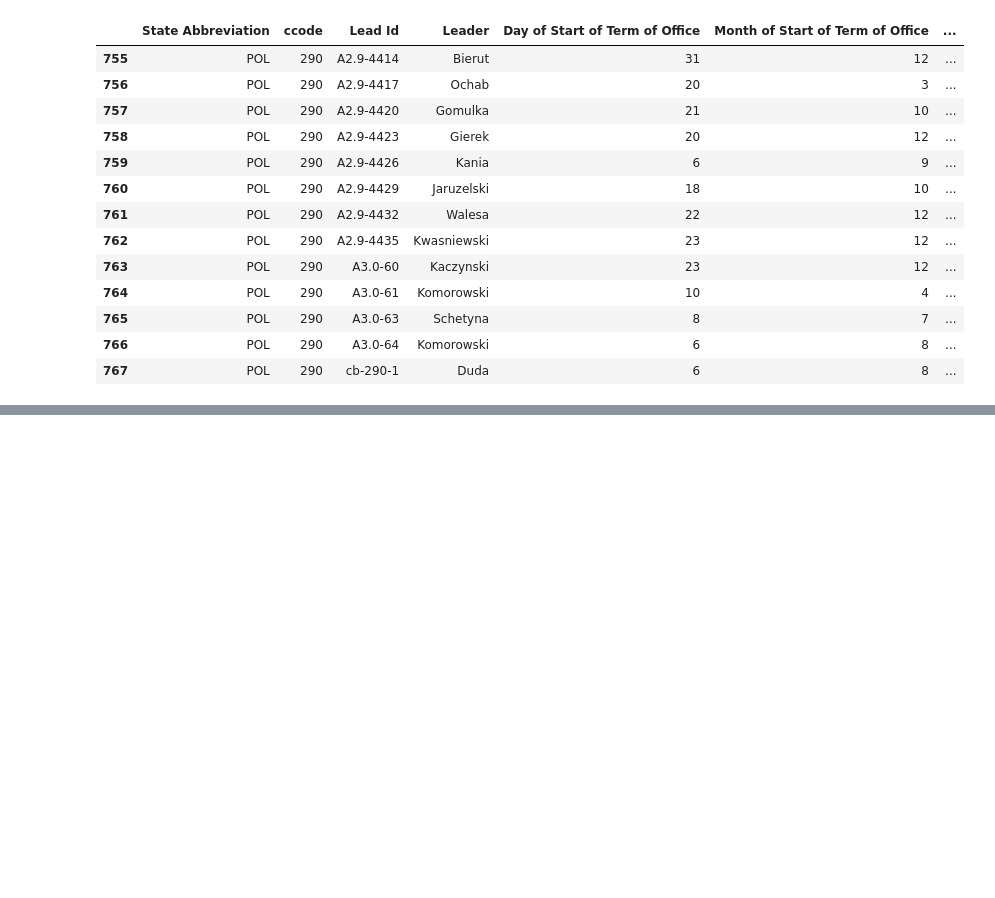
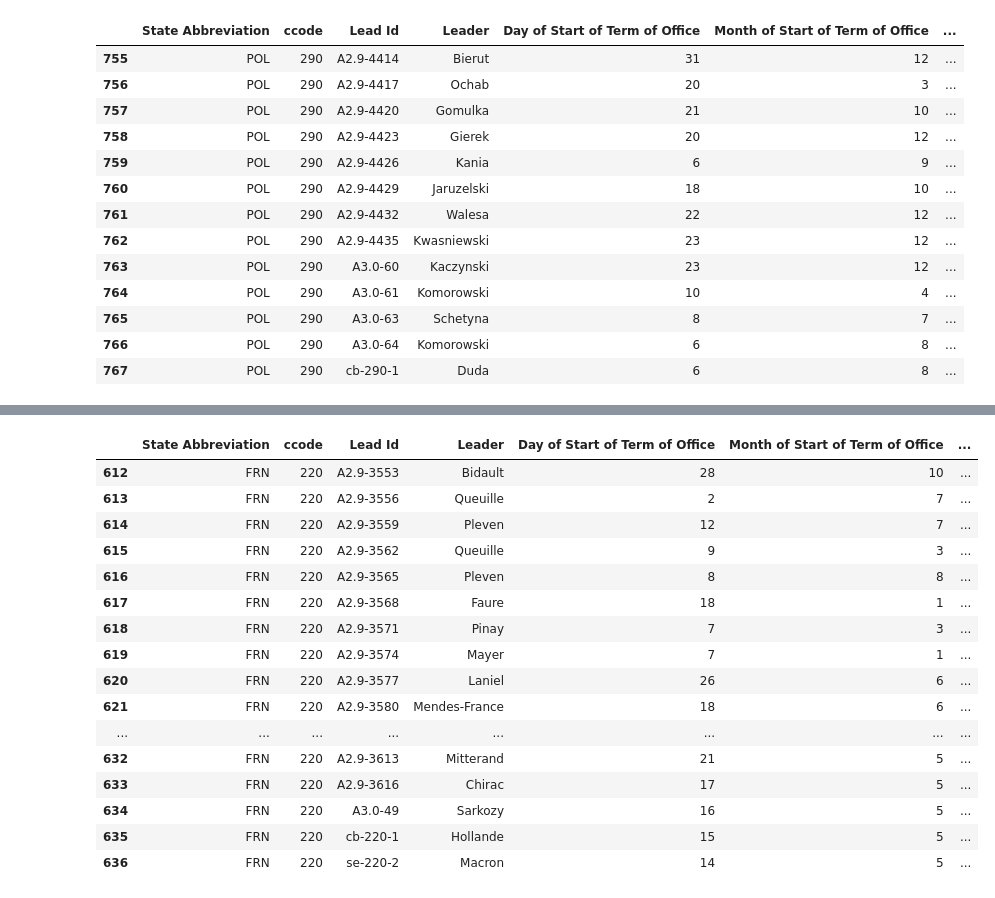
Before and after one commit to Lunczer93/Python_Project_3_World_Election, a Jupyter notebook: Python_Project_3_Election.ipynb, the cells around one changed output, grey strips where cells are left out. Cells and saved outputs as stored; diff of their text form; code cells hidden in the pictures; blank space fills up the shorter version.

```diff
--- a/Python_Project_3_Election.ipynb
+++ b/Python_Project_3_Election.ipynb
@@ -1530,0 +1964,21 @@ dfLeaderList[dfLeaderList['State Abbreviation']=='POL']
+# %%
+dfLeaderListFRA = dfLeaderList[dfLeaderList['State Abbreviation']=='FRN']
+dfLeaderListFRA
+# %% [output]
+|  | State Abbreviation | ccode | Lead Id | Leader | Day of Start of Term of Office | Month of Start of Term of Office | ... |
+| 612 | FRN | 220 | A2.9-3553 | Bidault | 28 | 10 | ... |
+| 613 | FRN | 220 | A2.9-3556 | Queuille | 2 | 7 | ... |
+| 614 | FRN | 220 | A2.9-3559 | Pleven | 12 | 7 | ... |
+| 615 | FRN | 220 | A2.9-3562 | Queuille | 9 | 3 | ... |
+| 616 | FRN | 220 | A2.9-3565 | Pleven | 8 | 8 | ... |
+| 617 | FRN | 220 | A2.9-3568 | Faure | 18 | 1 | ... |
+| 618 | FRN | 220 | A2.9-3571 | Pinay | 7 | 3 | ... |
+| 619 | FRN | 220 | A2.9-3574 | Mayer | 7 | 1 | ... |
+| 620 | FRN | 220 | A2.9-3577 | Laniel | 26 | 6 | ... |
+| 621 | FRN | 220 | A2.9-3580 | Mendes-France | 18 | 6 | ... |
+| ... | ... | ... | ... | ... | ... | ... | ... |
+| 632 | FRN | 220 | A2.9-3613 | Mitterand | 21 | 5 | ... |
+| 633 | FRN | 220 | A2.9-3616 | Chirac | 17 | 5 | ... |
+| 634 | FRN | 220 | A3.0-49 | Sarkozy | 16 | 5 | ... |
+| 635 | FRN | 220 | cb-220-1 | Hollande | 15 | 5 | ... |
+| 636 | FRN | 220 | se-220-2 | Macron | 14 | 5 | ... |
```
Also changed, not shown: parts of 61 cells of this notebook.
